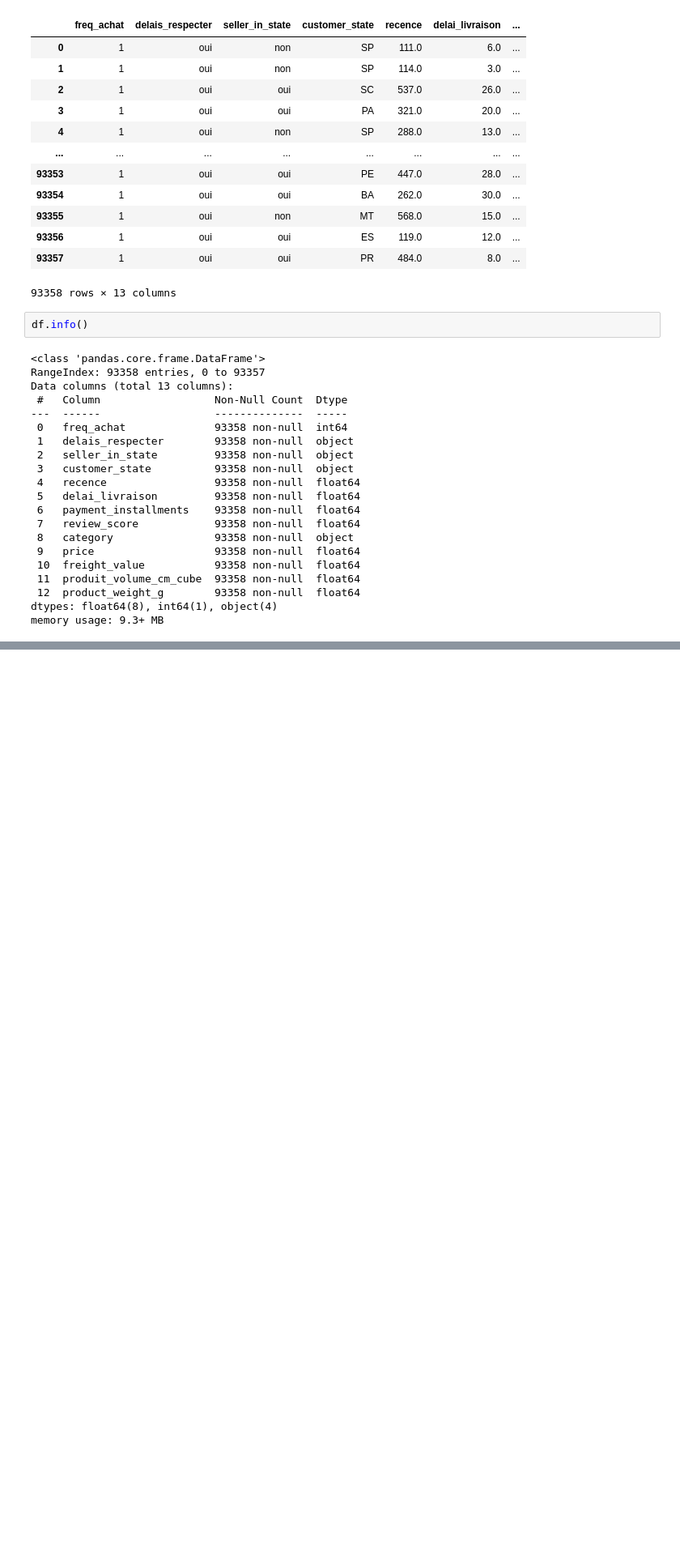
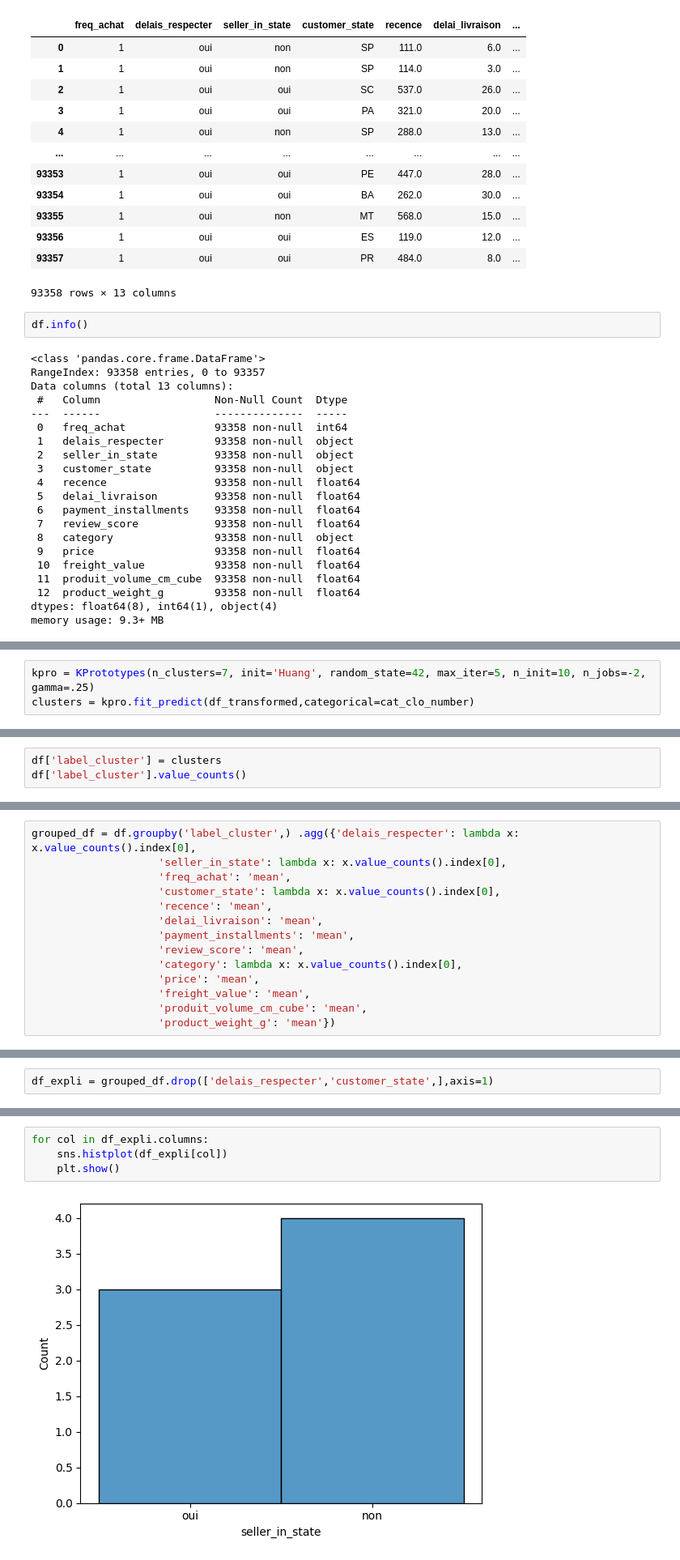
Before and after one commit to Adelinekh/olist_nonsupervise, a Jupyter notebook: modelisation_data.ipynb, the cells around one changed output, grey strips where cells are left out. Shown: that part at 81% size. Saved outputs shown, nothing was run; the diff lists cells and outputs as text; blank space fills up the shorter version.

```diff
--- a/modelisation_data.ipynb
+++ b/modelisation_data.ipynb
@@ -49,0 +170,3 @@ cat_cols
+# %%
+kpro = KPrototypes(n_clusters=7, init='Huang', random_state=42, max_iter=5, n_init=10, n_jobs=-2, gamma=.25)
+clusters = kpro.fit_predict(df_transformed,categorical=cat_clo_number)
@@ -49,0 +189,3 @@ cat_cols
+# %%
+df['label_cluster'] = clusters
+df['label_cluster'].value_counts()
@@ -49,0 +201,14 @@ cat_cols
+# %%
+grouped_df = df.groupby('label_cluster',) .agg({'delais_respecter': lambda x: x.value_counts().index[0],
+                    'seller_in_state': lambda x: x.value_counts().index[0],
+                    'freq_achat': 'mean',
+                    'customer_state': lambda x: x.value_counts().index[0],
+                    'recence': 'mean',
+                    'delai_livraison': 'mean',
+                    'payment_installments': 'mean',
+                    'review_score': 'mean',
+                    'category': lambda x: x.value_counts().index[0],
+                    'price': 'mean',
+                    'freight_value': 'mean',
+                    'produit_volume_cm_cube': 'mean',
+                    'product_weight_g': 'mean'})
@@ -49,0 +226,2 @@ cat_cols
+# %%
+df_expli = grouped_df.drop(['delais_respecter','customer_state',],axis=1)
@@ -49,0 +240,6 @@ cat_cols
+# %%
+for col in df_expli.columns:
+    sns.histplot(df_expli[col])
+    plt.show()
+# %% [output]
+[figure, added]
```
Also changed, not shown: parts of 16 cells of this notebook, 1 other file.
